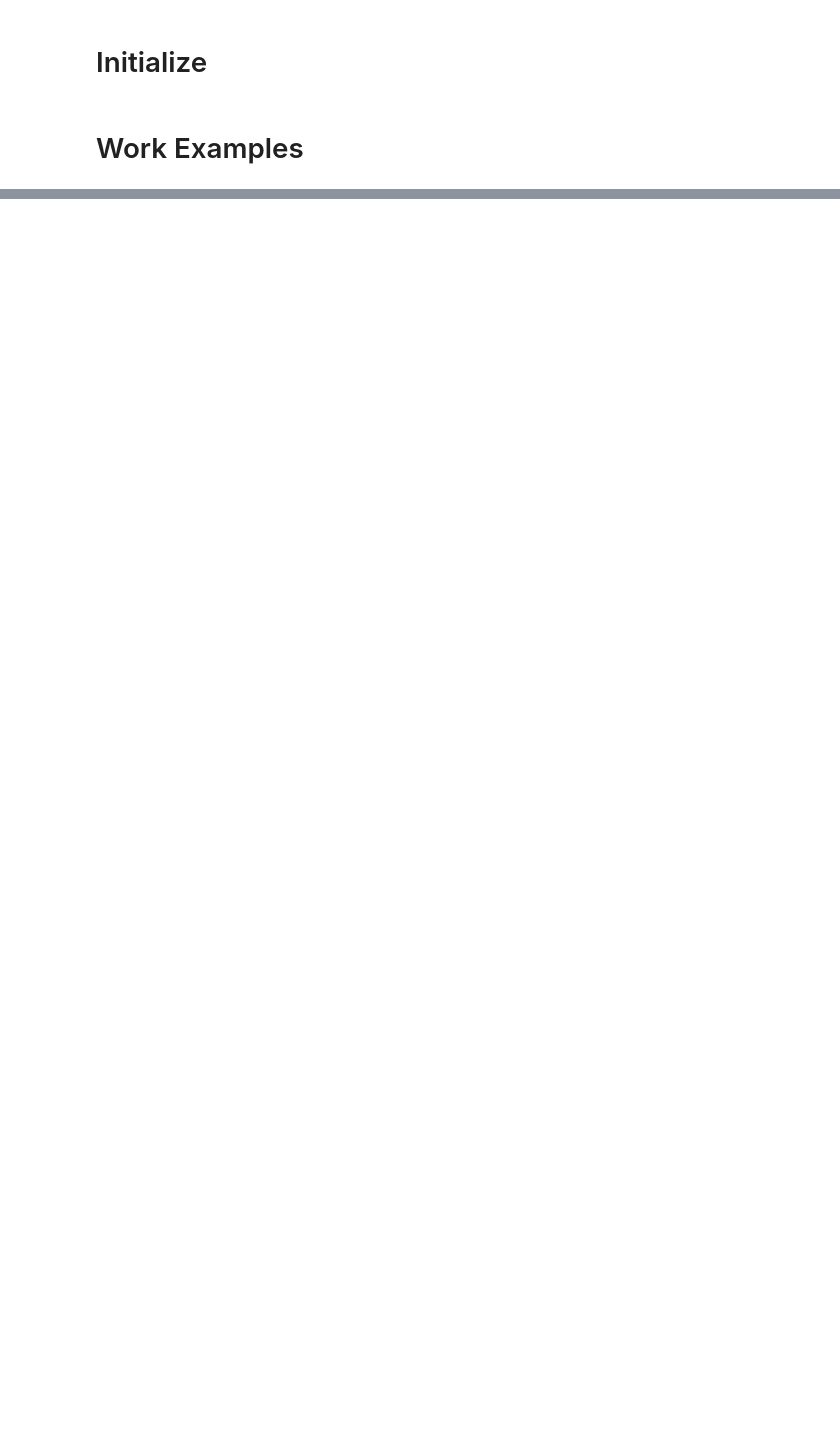
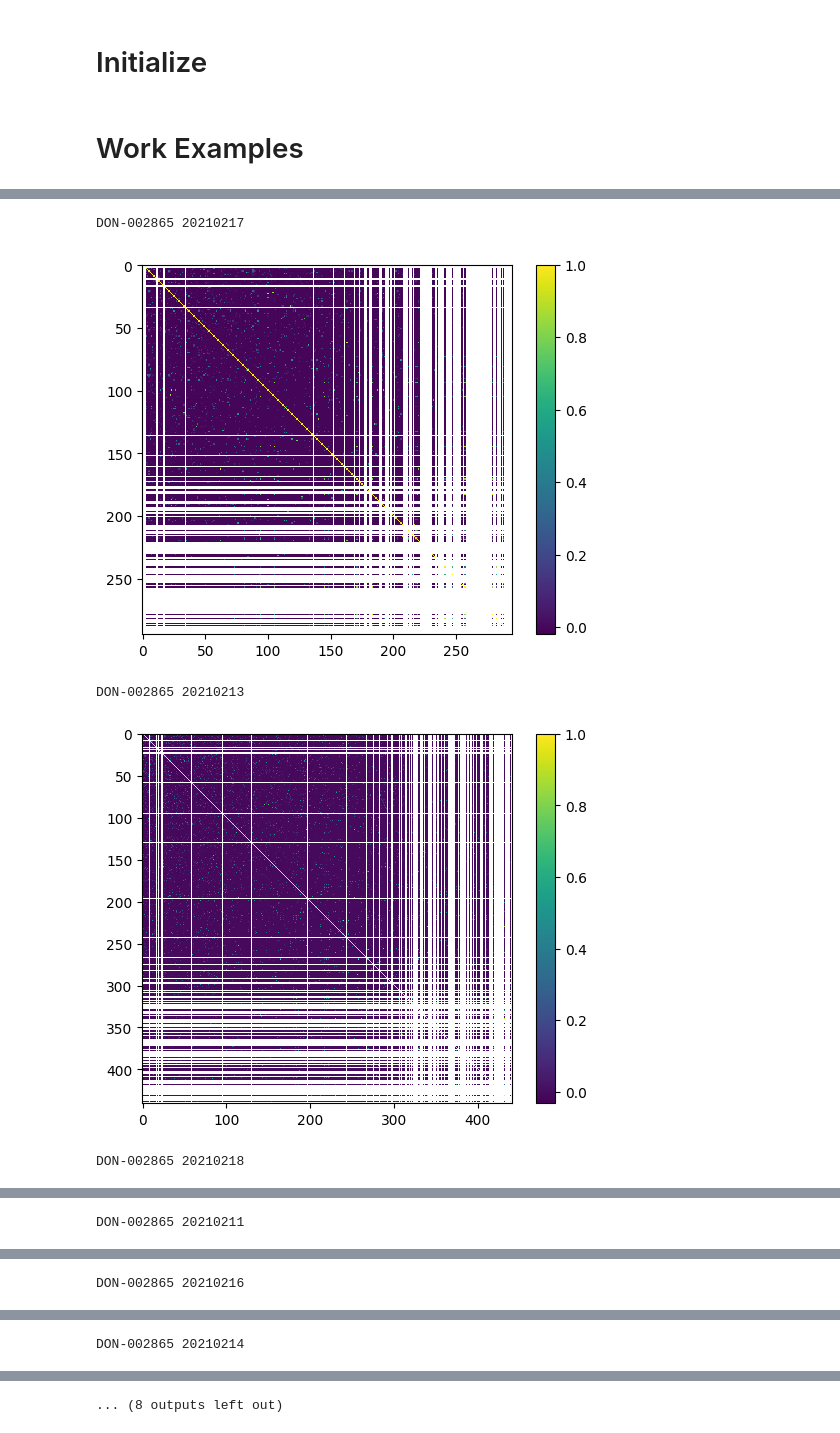
Before and after one commit to Ch3fUlrich/AnimalClass, a Jupyter notebook: Tools/Rodriog/Animal_corr_loader.ipynb, the cells around one changed output, grey strips where cells are left out. Drawn from its saved outputs; the diff is of its cells as text; code cells hidden in the pictures; blank space fills up the shorter version.

```diff
--- a/Tools/Rodriog/Animal_corr_loader.ipynb
+++ b/Tools/Rodriog/Animal_corr_loader.ipynb
@@ -149,7 +148,8 @@ def load_all(root_dir, wanted_animal_ids=["all"], wanted_session_ids=["all"], pr
 # Root directory should be changed in Animal class too, if necessary
 #different_root_dir = r"\\toucan-all.scicore.unibas.ch\donafl00-calcium$\Users\Sergej\Steffen_Experiments\rodrigo"
 #Animal.root_dir = different_root_dir
-root_dir = r"\\toucan-all.scicore.unibas.ch\donafl00-calcium$\Users\Sergej\Steffen_Experiments\rodrigo"
+#root_dir = r"\\toucan-all.scicore.unibas.ch\donafl00-calcium$\Users\Sergej\Steffen_Experiments\rodrigo"
+root_dir = "/scicore/projects/donafl00-calcium/Users/Sergej/Steffen_Experiments/rodrigo"
 mice21 = ["DON-002865", "DON-003165", "DON-003343", "DON-006084", "DON-006085", "DON-006087"]
 mice22 = ["DON-008497", "DON-008498", "DON-008499", "DON-009191", "DON-009192", "DON-010473", "DON-010477"]
 mice23 = ["DON-014837", "DON-014838", "DON-014840", "DON-014847", "DON-014849", "DON-015078", "DON-015079"]
@@ -170,0 +171,25 @@ Loading session: DON-002865 20210219
+# %%
+# corr_mat, pval_mat, zscore_mat are matrices with size (n_cells, n_cells)
+for animal_id, animal in animals.items():
+    if animal.cohort_year == 2021:
+        for session_id, session in animal.sessions.items():
+            print(f"{animal_id} {session_id}")
+
+            plt.imshow(session.corr_mat, interpolation="none")
+            plt.colorbar()
+            plt.show()
+
+            #plt.figure(figsize=(3,3))
+            #sns.histplot(session.corr_mat.flatten())
+#
+            #plt.figure(figsize=(3,3))
+            #sns.histplot(session.pval_mat.flatten())
+#
+            #plt.figure(figsize=(3,3))
+            #sns.histplot(session.zscore_mat.flatten())
+# %% [output]
+DON-002865 20210217
+[figure, added]
+DON-002865 20210213
+[figure, added]
+DON-002865 20210218
@@ -170,0 +197 @@ Loading session: DON-002865 20210219
+DON-002865 20210211
@@ -170,0 +199 @@ Loading session: DON-002865 20210219
+DON-002865 20210216
@@ -170,0 +201 @@ Loading session: DON-002865 20210219
+DON-002865 20210214
@@ -171,3 +203,4 @@ Loading session: DON-002865 20210219
+... (8 outputs left out)
 # %%
 wanted_animal_ids = mice21+mice22
 animals = load_all(root_dir, wanted_animal_ids=wanted_animal_ids, wanted_session_ids=["all"], print_loading=False)
```
Also changed, not shown: parts of 5 cells of this notebook, 5 other files.
